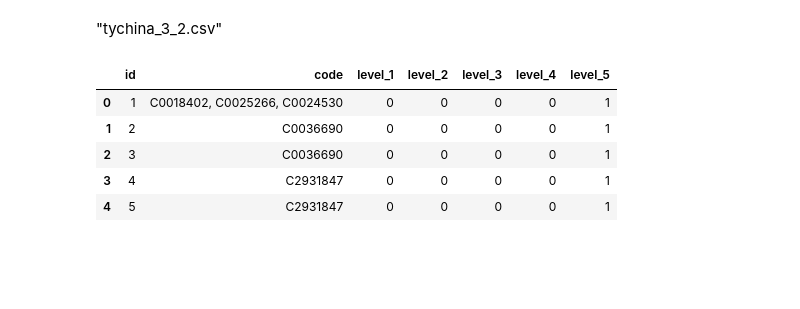
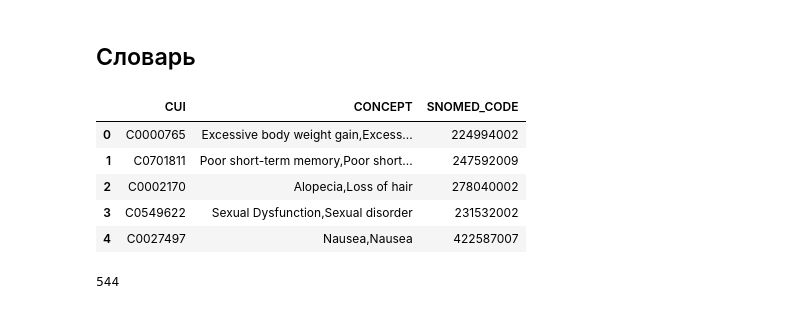
Before and after one commit to heeylaley/gb-Data-Science, a Jupyter notebook: 23. Применение NLP в здравоохранении/3/dz 3.ipynb, the cells around one changed output. Drawn from its saved outputs; the diff is of its cells as text; code cells hidden in the pictures; blank space fills up the shorter version.

```diff
--- a/23. Применение NLP в здравоохранении/3/dz 3.ipynb
+++ b/23. Применение NLP в здравоохранении/3/dz 3.ipynb
@@ -198,16 +0,0 @@ adr_dz.to_csv('tychina_3.csv')
-# %% [markdown]
-"tychina_3_2.csv"
-# %%
-for el in range(1, 5):
-    col_name = 'level_' + str(el)
-    adr_dz[col_name] = 0
-
-adr_dz['level_5'] = 1
-adr_dz.head()
-# %% [output]
-|  | id | code | level_1 | level_2 | level_3 | level_4 | level_5 |
-| 0 | 1 | C0018402, C0025266, C0024530 | 0 | 0 | 0 | 0 | 1 |
-| 1 | 2 | C0036690 | 0 | 0 | 0 | 0 | 1 |
-| 2 | 3 | C0036690 | 0 | 0 | 0 | 0 | 1 |
-| 3 | 4 | C2931847 | 0 | 0 | 0 | 0 | 1 |
-| 4 | 5 | C2931847 | 0 | 0 | 0 | 0 | 1 |
@@ -215,0 +16,16 @@ adr_dz.to_csv('tychina_3_2.csv') # не убирала индексы!!
+# %% [markdown]
+## Словарь
+# %%
+concept_df = pd.read_csv('концепты.tsv', sep='\t')
+concept_df.head()
+# %% [output]
+|  | CUI | CONCEPT | SNOMED_CODE |
+| 0 | C0000765 | Excessive body weight gain,Excess... | 224994002 |
+| 1 | C0701811 | Poor short-term memory,Poor short... | 247592009 |
+| 2 | C0002170 | Alopecia,Loss of hair | 278040002 |
+| 3 | C0549622 | Sexual Dysfunction,Sexual disorder | 231532002 |
+| 4 | C0027497 | Nausea,Nausea | 422587007 |
+# %%
+len(concept_df)
+# %% [output]
+544
```
Also changed, not shown: parts of 64 cells of this notebook, 2 other files.
